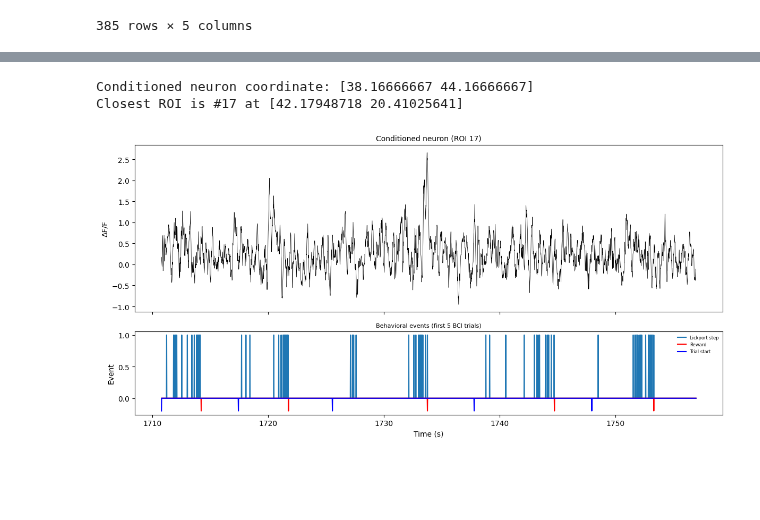
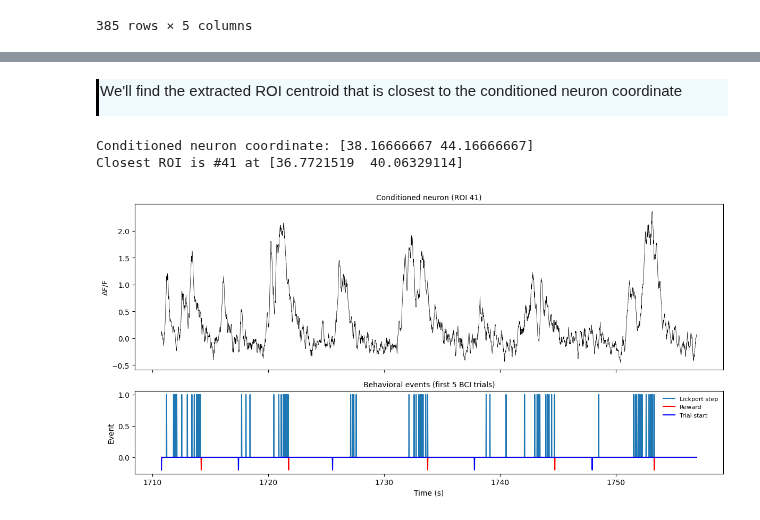
Before and after one commit to AllenNeuralDynamics/AIND-CNC-BCI-Workshop, a Jupyter notebook: code/load_data.ipynb, the cells around one changed output, grey strips where cells are left out. Saved outputs shown, nothing was run; the diff lists cells and outputs as text; code cells hidden in the pictures; blank space fills up the shorter version.

```diff
--- a/code/load_data.ipynb
+++ b/code/load_data.ipynb
@@ -38,7 +52,9 @@ from generate_epoch_table import generate_epoch_table
 # %%
+# Load csv as a Pandas DataFrame
 metadata = pd.read_csv('/data/metadata.csv', index_col = False)
 
-metadata = metadata.sort_values(by = ['name']).reset_index()
+# Sort values by name and reindex
+metadata = metadata.sort_values(by = ['name']).reset_index(drop = True)
 metadata[0:10]
 
 # to do - add FOV information
@@ -307,7 +285,7 @@ The BCI table contains information about the BCI epoch.
 | conditioned_neuron_x    | coordinate for conditioned neuron (pixels)  |
 | conditioned_neuron_y    | coordinate for conditioned neuron (pixels)  |
 # %%
-bci = nwbfile.trials.to_dataframe()
+bci = nwbfile.intervals["trials"].to_dataframe()
 bci
 # %% [output]
 |  | start_time | stop_time | BCI_go_cue | BCI_trial_hit | BCI_lick_L | BCI_reward_time | BCI_threshold_crossing_times | ... |
@@ -423,7 +397,6 @@ plt.show()
 # Parameters
 
 # Select new ROI
-ROI = 30
 
 # Image data for FOV
 image = nwbfile.processing["processed"].data_interfaces["images"].images["average_projection"].data[:]  # shape: (H, W)
@@ -432,7 +405,7 @@ image = nwbfile.processing["processed"].data_interfaces["images"].images["averag
 fig, (ax1, ax2) = plt.subplots(2, 1, figsize=(10, 8), height_ratios=[1, 1.2])
 
 # Top: Calcium trace plot
-ax1.plot(soma_dff[:, ROI], label=f'ROI {ROI}', color='blue')
+ax1.plot(dff[:, ROI], label=f'ROI {ROI}', color='blue')
 
 stim_names = ['photostim','BCI','photostim_post']
 colors = ['red','green','red']
@@ -452,7 +425,7 @@ ax2.set_title('ROI Contours')
 ax2.axis('off')
 
 # Overlay ROI contours
-for i, mask in enumerate(soma_segmentation.image_mask):
+for i, mask in enumerate(image_segmentation.image_mask):
     mask_array = np.array(mask)
     contours = measure.find_contours(mask_array, level=0.5)
     for contour in contours:
@@ -480,22 +479,29 @@ centroidY = centroids[:, 1]
+# %% [markdown]
+<div style="border-left: 3px solid #000; padding: 1px; padding-left: 10px; background: #F0FAFF; ">
+
+We'll find the extracted ROI centroid that is closest to the conditioned neuron coordinate
+# %%
+# Grab the first non-null entry
+x = bci['conditioned_neuron_x'].dropna().iloc[0]
+y = bci['conditioned_neuron_y'].dropna().iloc[0]
+conditioned_coord = np.array([x, y])*2
+print("Conditioned neuron coordinate:", conditioned_coord)
+
+# Get centroids and match
+centroids = get_roi_centroids(image_segmentation)
+roi_coords = np.stack((centroids[:, 0], centroids[:, 1]), axis=1)
+conditioned_neuron = np.argmin(np.linalg.norm(roi_coords - conditioned_coord, axis=1)) # Calculate euclidean distance between each ROI coord and conditioend neuron coord, find min
+print(f"Closest ROI is #{conditioned_neuron} at {centroids[conditioned_neuron]}")
+# %% [output]
+Conditioned neuron coordinate: [38.16666667 44.16666667]
+Closest ROI is #41 at [36.7721519  40.06329114]
 # %%
+# Plot conditioned neuron DFF alongside behavior events
+
 # Set smoothing window size (in frames); set to 0 to disable smoothing
 smoothing_window = 10
 
-# Grab the first non-null entry
-x = bci['conditioned_neuron_x'].dropna().iloc[0]
-y = bci['conditioned_neuron_y'].dropna().iloc[0]
-conditioned_coord = np.array([x, y])*2
-#conditioned_coord = np.array([164.25, 129.875])
-print("Conditioned neuron coordinate:", conditioned_coord)
-
-# Get centroids and match
-centroids = get_roi_centroids(soma_segmentation)
-roi_coords = np.stack((centroids[:, 0], centroids[:, 1]), axis=1)
-conditioned_neuron = np.argmin(np.linalg.norm(roi_coords - conditioned_coord, axis=1))
-print(f"Closest ROI is #{conditioned_neuron} at {centroids[conditioned_neuron]}")
-
-
-# --- Step 2: Build binary time series ---
+# Build binary time series
 n_frames = dff.shape[0]
 lickport_steps_ts = np.zeros(n_frames)
 rewards_ts = np.zeros(n_frames)
@@ -527,7 +533,7 @@ for _, row in bci.iterrows():
                 if 0 <= step_f < n_frames:
                     lickport_steps_ts[step_f] = 1
 
-# --- Step 3: Define frame range for first 5 trials ---
+# Define frame range for first 5 trials
 try:
     start_f = int(bci['BCI_start_frame'].iloc[0])
     stop_f  = int(bci['BCI_stop_frame'].iloc[4])
@@ -535,36 +541,34 @@ except:
     start_f = int(bci['start_frame'].iloc[42])
     stop_f  = int(bci['stop_frame'].iloc[46])
 frame_range = slice(start_f, stop_f)
 t = np.arange(start_f, stop_f) / frame_rate
 
-# --- Step 4: Plot stacked subplots ---
+# Plot stacked subplots
 fig, axs = plt.subplots(2, 1, figsize=(12, 6), sharex=True, height_ratios=[1, 0.5])
 
 # Top: conditioned neuron
 trace = dff[frame_range, conditioned_neuron]
 
 # Apply boxcar smoothing if requested
 if smoothing_window > 0:
     kernel = np.ones(smoothing_window) / smoothing_window
     trace = np.convolve(trace, kernel, mode='same')
 
 axs[0].plot(t, trace, 'k', linewidth=0.5)
 
 axs[0].set_ylabel('ΔF/F')
 axs[0].set_title(f'Conditioned neuron (ROI {conditioned_neuron})', fontsize=10)
 
 # Bottom: behavioral events
 axs[1].plot(t, lickport_steps_ts[frame_range], label='Lickport step')
 axs[1].plot(t, -rewards_ts[frame_range]/5, 'r', label='Reward')
 axs[1].plot(t, -trial_starts_ts[frame_range]/5, 'b', label='Trial start')
-axs[1].legend(fontsize=6, loc='upper right', frameon=False)
+axs[1].legend(fontsize=8, loc='upper right', frameon=False)
 axs[1].set_xlabel('Time (s)')
 axs[1].set_ylabel('Event')
-axs[1].set_title('Behavioral events (first 5 BCI trials)', fontsize=8)
+axs[1].set_title('Behavioral events (first 5 BCI trials)', fontsize=10)
 
 plt.tight_layout()
 plt.show()
 # %% [output]
-Conditioned neuron coordinate: [38.16666667 44.16666667]
-Closest ROI is #17 at [42.17948718 20.41025641]
-[figure, old version]
+[figure, new version]
```
Also changed, not shown: parts of 37 cells of this notebook, 1 other file.
